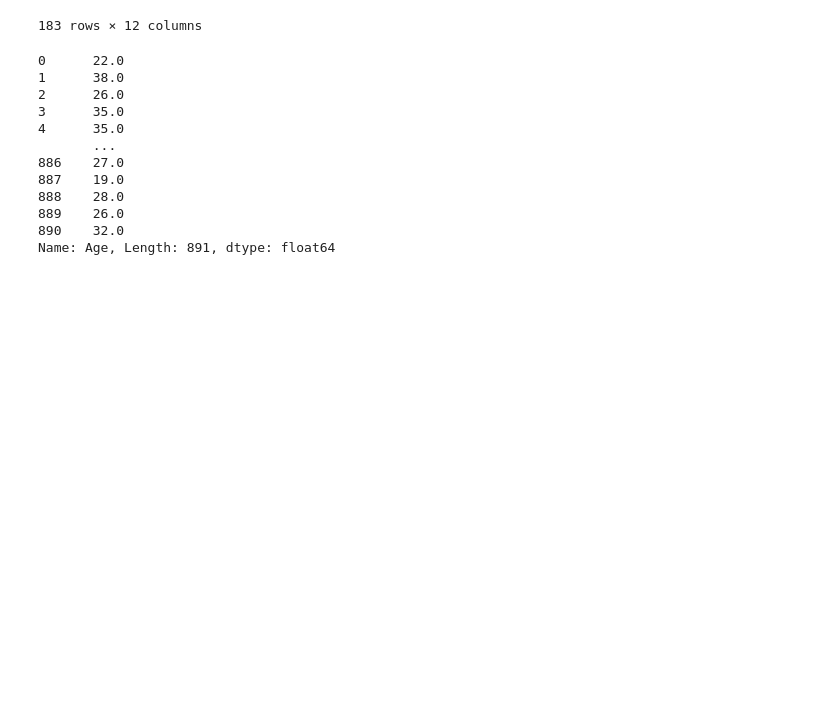
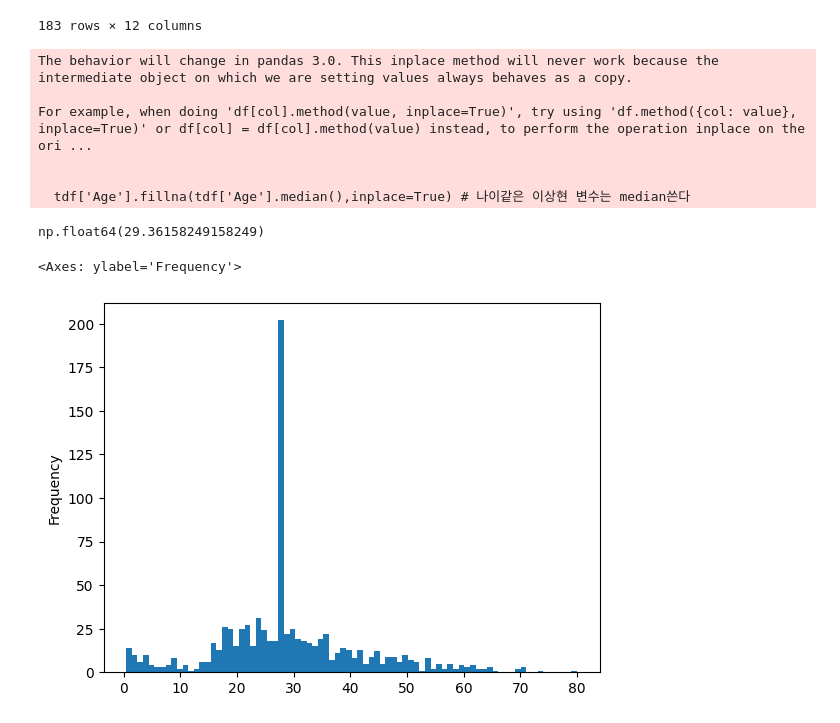
Before and after one commit to bhjin97/hipython_rep, a Jupyter notebook: 16. 데이터전처리2.ipynb, the cells around one changed output. Saved outputs shown, nothing was run; the diff lists cells and outputs as text; code cells hidden in the pictures; blank space fills up the shorter version.

```diff
--- a/16. 데이터전처리2.ipynb
+++ b/16. 데이터전처리2.ipynb
@@ -406,18 +406,21 @@ tdf.dropna()
 | 889 | 890 | 1 | 1 | Behr, Mr. Karl Howell | male | 26.0 | 0 | 0 | 111369 | 30.0000 | ... |
 183 rows × 12 columns
 # %%
-tdf['Age'].fillna(tdf['Age'].median()) # 나이같은 이상현 변수는 median쓴다
+tdf['Age'].fillna(tdf['Age'].median(),inplace=True) # 나이같은 이상현 변수는 median쓴다
 # 연속형이면 mean도 ok
 # %% [output]
-0      22.0
-1      38.0
-2      26.0
-3      35.0
-4      35.0
-       ...
-886    27.0
-887    19.0
-888    28.0
-889    26.0
-890    32.0
-Name: Age, Length: 891, dtype: float64
+The behavior will change in pandas 3.0. This inplace method will never work because the intermediate object on which we are setting values always behaves as a copy.
+
+For example, when doing 'df[col].method(value, inplace=True)', try using 'df.method({col: value}, inplace=True)' or df[col] = df[col].method(value) instead, to perform the operation inplace on the ori ...
+
+
+  tdf['Age'].fillna(tdf['Age'].median(),inplace=True) # 나이같은 이상현 변수는 median쓴다
+# %%
+tdf['Age'].mean()
+# %% [output]
+np.float64(29.36158249158249)
+# %%
+tdf['Age'].plot(kind='hist' ,bins=80) #히스토그램 , bins는 막대기 간격 조정-> 더 세밀하게
+# %% [output]
+<Axes: ylabel='Frequency'>
+[figure, added]
```
Also changed, not shown: parts of 31 cells of this notebook, 1 other file.
